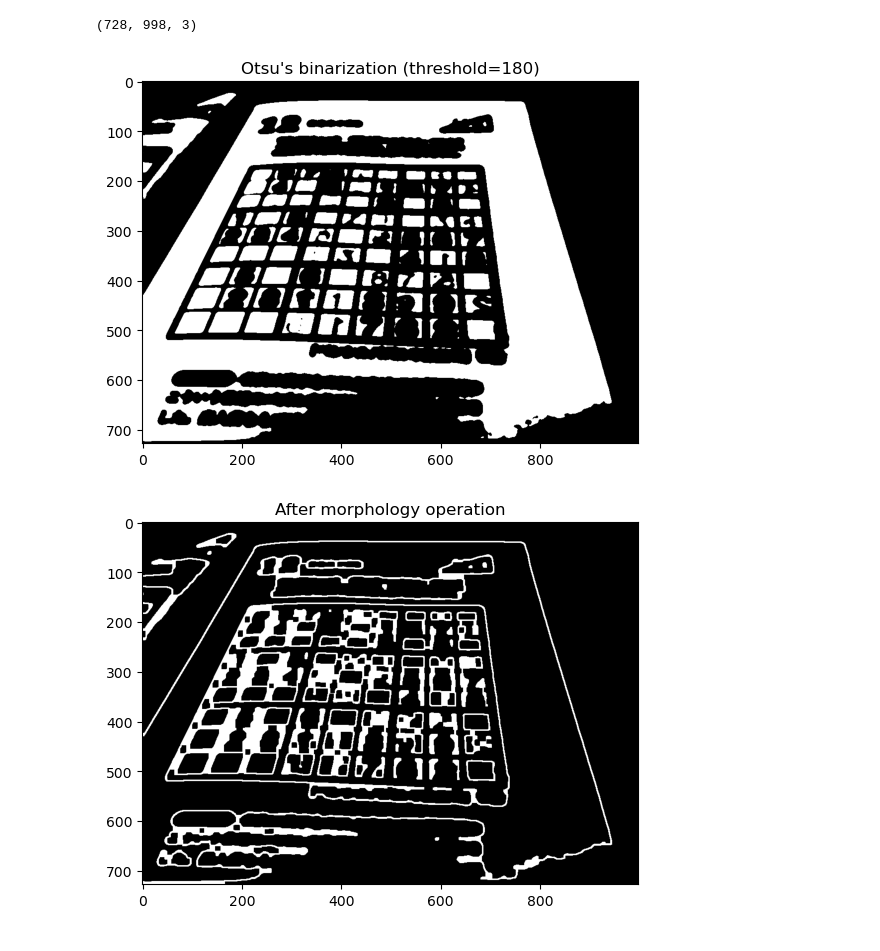
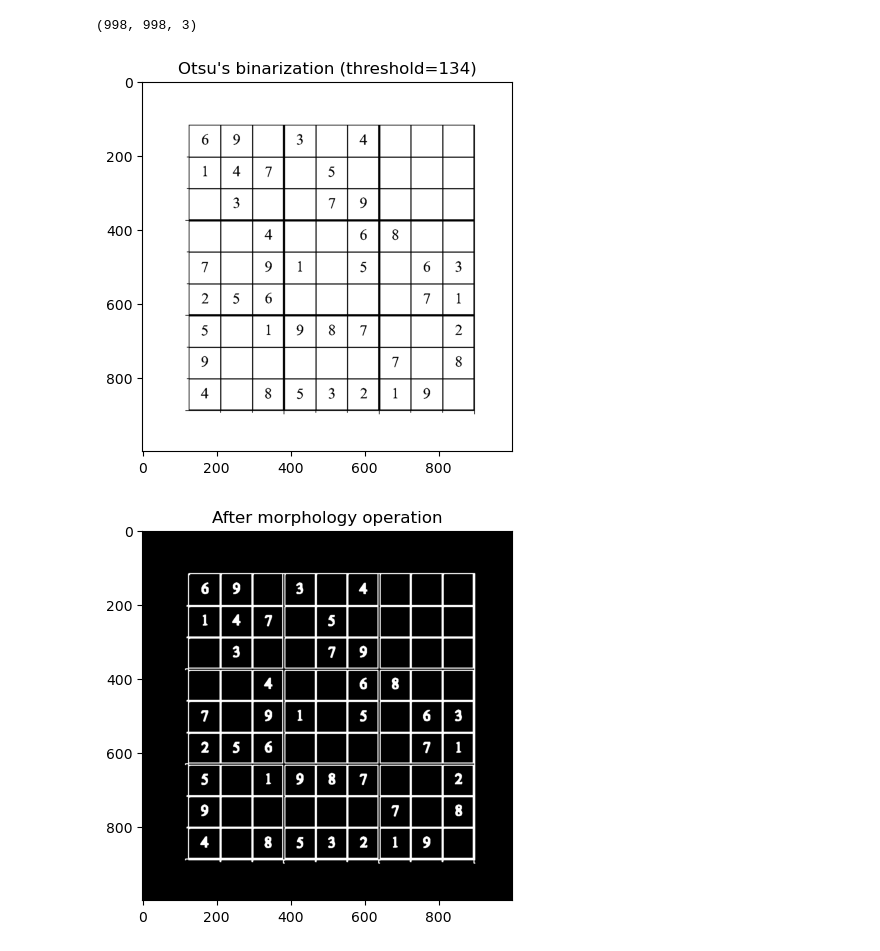
Before and after one commit to hakoshie/sudoku, a Jupyter notebook: recog_l2.ipynb, the cells around one changed output. Saved outputs shown, nothing was run; the diff lists cells and outputs as text; code cells hidden in the pictures.

```diff
--- a/recog_l2.ipynb
+++ b/recog_l2.ipynb
@@ -5,43 +5,44 @@ import matplotlib.pyplot as plt
 import pandas as pd
 import pickle
 # %%
-file="level2/sudoku_00027"
+file="level2/sudoku_00028"
+file="level1/sudoku_029"
 # file="level2/sample"
 image = cv2.imread(f"./data/{file}.jpg", cv2.IMREAD_COLOR)
 image = cv2.cvtColor(image, cv2.COLOR_BGR2RGB)
 trim_percentage=0.001
 height, width, channels = image.shape[:3]
 trim_width = int(width * trim_percentage)
 trim_height = int(height * trim_percentage)
 image = image[trim_height:height - trim_height, trim_width:width - trim_width]
 gray = cv2.cvtColor(image, cv2.COLOR_RGB2GRAY)
 print(image.shape)
 # ぼかし処理
-gray_gb = cv2.GaussianBlur(gray, None, 3.0)
-# gray_gb= cv2.bilateralFilter(gray, 11, 0.5, 0.5)
+# gray_gb = cv2.GaussianBlur(gray, None, 4.0)
+gray_gb= cv2.bilateralFilter(gray, 11, 5, 5)
 # # median filter
 # gray_gb = cv2.medianBlur(gray, 3)
 
 # 大津の二値化
 thr, binary = cv2.threshold(gray_gb, 0, 255, cv2.THRESH_OTSU)
 new_thr = min(int(thr * 1.3), 255)
 _, binary = cv2.threshold(gray_gb, new_thr, 255, cv2.THRESH_BINARY)
 plt.imshow(binary, cmap="gray")
 plt.title("Otsu's binarization (threshold={:d})".format(int(thr)))
 plt.show()
 # %% [output]
-(728, 998, 3)
+(998, 998, 3)
-[figure, old version]
+[figure, new version]
 # %%
 edge = cv2.Canny(binary, 100, 200)
-edge = cv2.dilate(edge, np.ones((11, 11), dtype=edge.dtype),iterations=1)
-edge = cv2.erode(edge, np.ones((9, 9), dtype=edge.dtype),iterations=1)
+edge = cv2.dilate(edge, np.ones((5, 5), dtype=edge.dtype),iterations=1)
+edge = cv2.erode(edge, np.ones((3, 3), dtype=edge.dtype),iterations=1)
 # res_close = cv2.morphologyEx(binary, cv2.MORPH_OPEN, np.ones((5, 5), dtype=binary.dtype))
 plt.imshow(edge, cmap="gray")
 plt.title("After morphology operation".format(thr))
 plt.show()
 # %% [output]
-[figure, old version]
+[figure, new version]
 # %%
 contours, _ = cv2.findContours(edge, cv2.RETR_EXTERNAL, cv2.CHAIN_APPROX_SIMPLE)
 result = image.copy()
```
Also changed, not shown: parts of 9 cells of this notebook, 5 other files.
